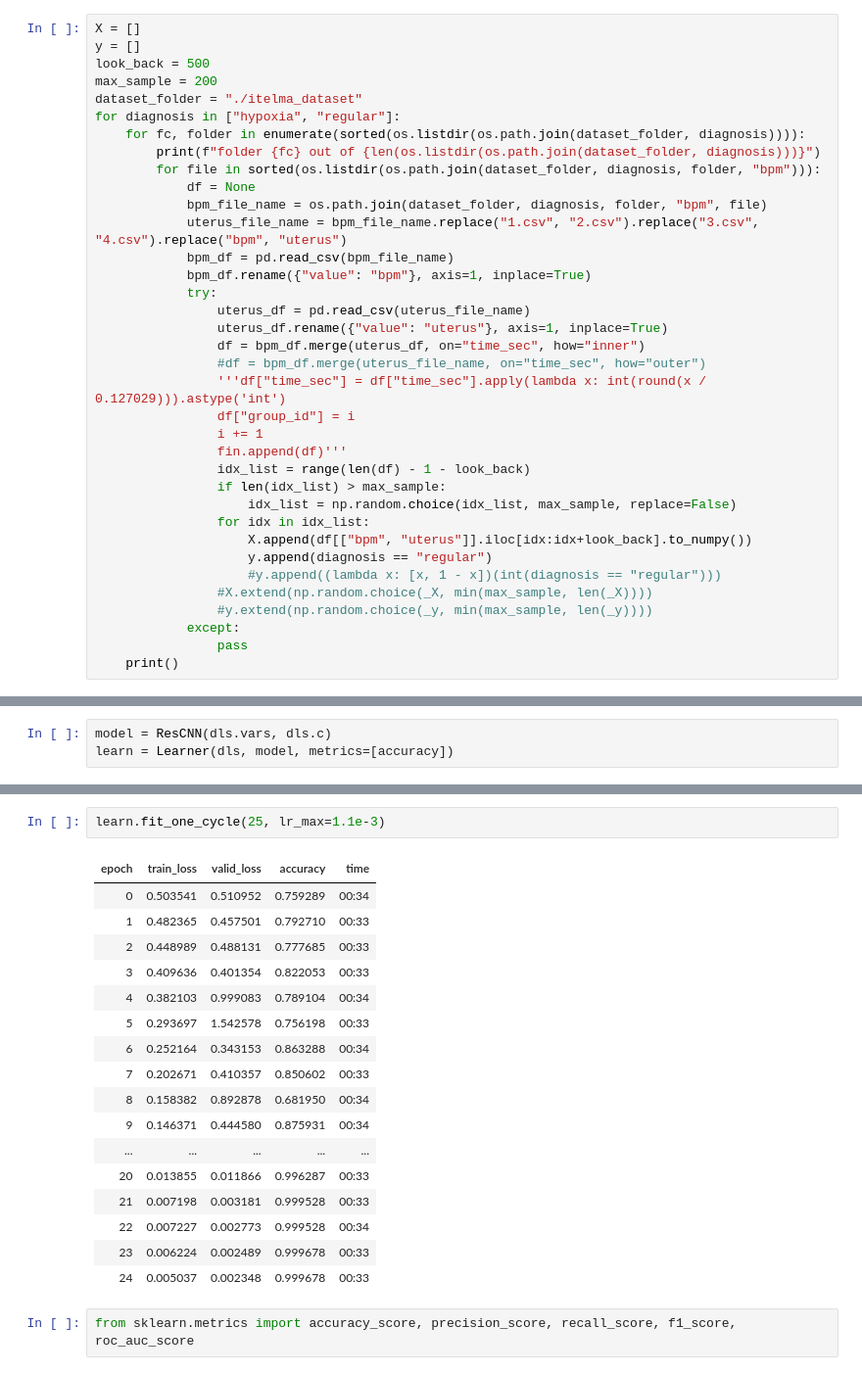
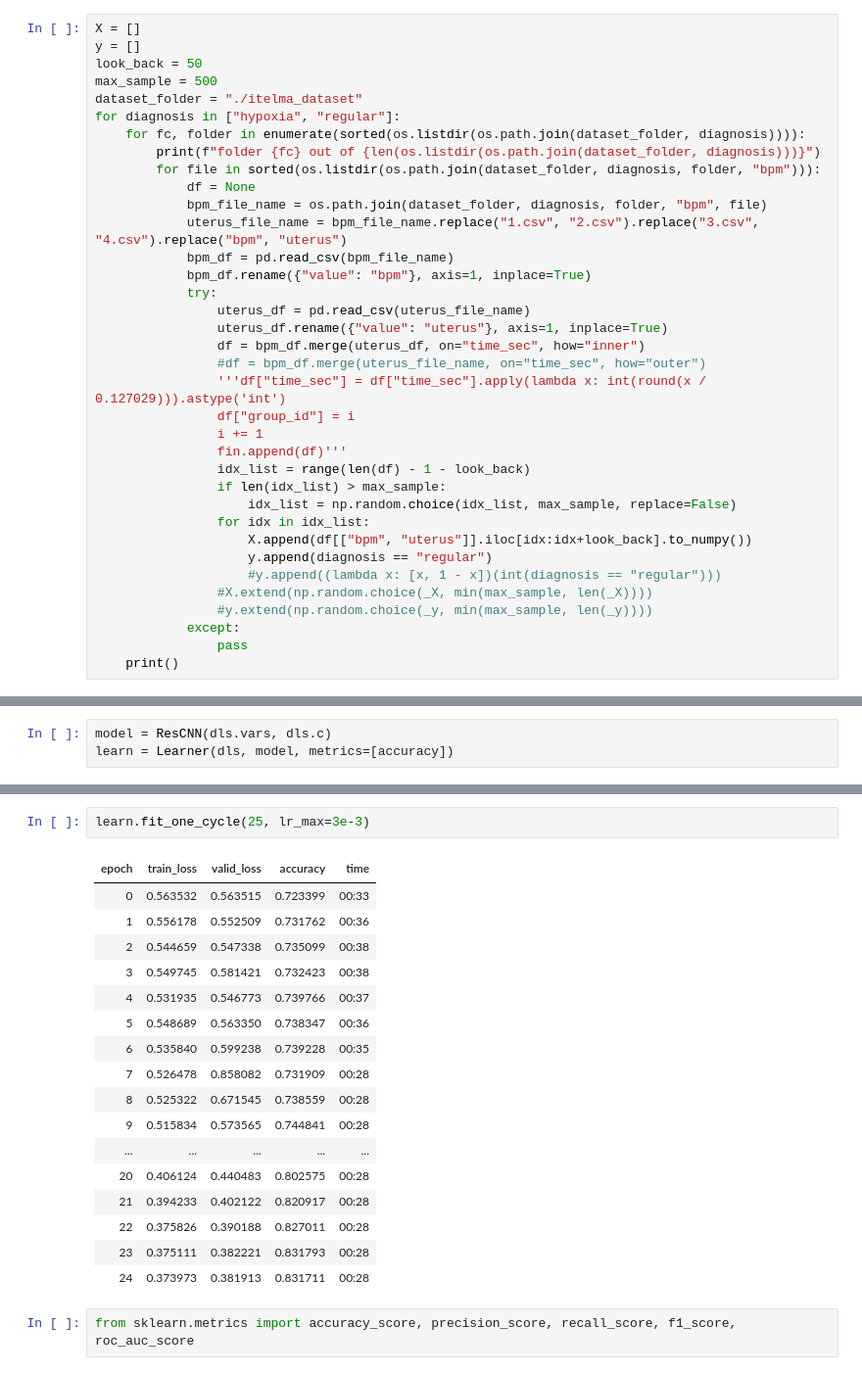
Before and after one commit to firefiruses/Itelma-ts, a Jupyter notebook: ML/tsai_class_train.ipynb, the cells around one changed output, grey strips where cells are left out. Shown: that part at 98% size. Drawn from its saved outputs; the diff is of its cells as text.

```diff
--- a/ML/tsai_class_train.ipynb
+++ b/ML/tsai_class_train.ipynb
@@ -7,8 +7,8 @@ np.random.seed(0)
 # %%
 X = []
 y = []
-look_back = 500
-max_sample = 200
+look_back = 50
+max_sample = 500
 dataset_folder = "./itelma_dataset"
 for diagnosis in ["hypoxia", "regular"]:
     for fc, folder in enumerate(sorted(os.listdir(os.path.join(dataset_folder, diagnosis)))):
@@ -95,23 +95,23 @@ SuggestedLRs(valley=0.0030199517495930195)
 # %%
-learn.fit_one_cycle(25, lr_max=1.1e-3)
+learn.fit_one_cycle(25, lr_max=3e-3)
 # %% [output]
 | epoch | train_loss | valid_loss | accuracy | time |
-| 0 | 0.503541 | 0.510952 | 0.759289 | 00:34 |
-| 1 | 0.482365 | 0.457501 | 0.792710 | 00:33 |
-| 2 | 0.448989 | 0.488131 | 0.777685 | 00:33 |
-| 3 | 0.409636 | 0.401354 | 0.822053 | 00:33 |
-| 4 | 0.382103 | 0.999083 | 0.789104 | 00:34 |
-| 5 | 0.293697 | 1.542578 | 0.756198 | 00:33 |
-| 6 | 0.252164 | 0.343153 | 0.863288 | 00:34 |
-| 7 | 0.202671 | 0.410357 | 0.850602 | 00:33 |
-| 8 | 0.158382 | 0.892878 | 0.681950 | 00:34 |
-| 9 | 0.146371 | 0.444580 | 0.875931 | 00:34 |
+| 0 | 0.563532 | 0.563515 | 0.723399 | 00:33 |
+| 1 | 0.556178 | 0.552509 | 0.731762 | 00:36 |
+| 2 | 0.544659 | 0.547338 | 0.735099 | 00:38 |
+| 3 | 0.549745 | 0.581421 | 0.732423 | 00:38 |
+| 4 | 0.531935 | 0.546773 | 0.739766 | 00:37 |
+| 5 | 0.548689 | 0.563350 | 0.738347 | 00:36 |
+| 6 | 0.535840 | 0.599238 | 0.739228 | 00:35 |
+| 7 | 0.526478 | 0.858082 | 0.731909 | 00:28 |
+| 8 | 0.525322 | 0.671545 | 0.738559 | 00:28 |
+| 9 | 0.515834 | 0.573565 | 0.744841 | 00:28 |
 | ... | ... | ... | ... | ... |
-| 20 | 0.013855 | 0.011866 | 0.996287 | 00:33 |
-| 21 | 0.007198 | 0.003181 | 0.999528 | 00:33 |
-| 22 | 0.007227 | 0.002773 | 0.999528 | 00:34 |
-| 23 | 0.006224 | 0.002489 | 0.999678 | 00:33 |
-| 24 | 0.005037 | 0.002348 | 0.999678 | 00:33 |
+| 20 | 0.406124 | 0.440483 | 0.802575 | 00:28 |
+| 21 | 0.394233 | 0.402122 | 0.820917 | 00:28 |
+| 22 | 0.375826 | 0.390188 | 0.827011 | 00:28 |
+| 23 | 0.375111 | 0.382221 | 0.831793 | 00:28 |
+| 24 | 0.373973 | 0.381913 | 0.831711 | 00:28 |
 # %%
 from sklearn.metrics import accuracy_score, precision_score, recall_score, f1_score, roc_auc_score
 # %%
```
Also changed, not shown: parts of 10 cells of this notebook, 1 other file.
